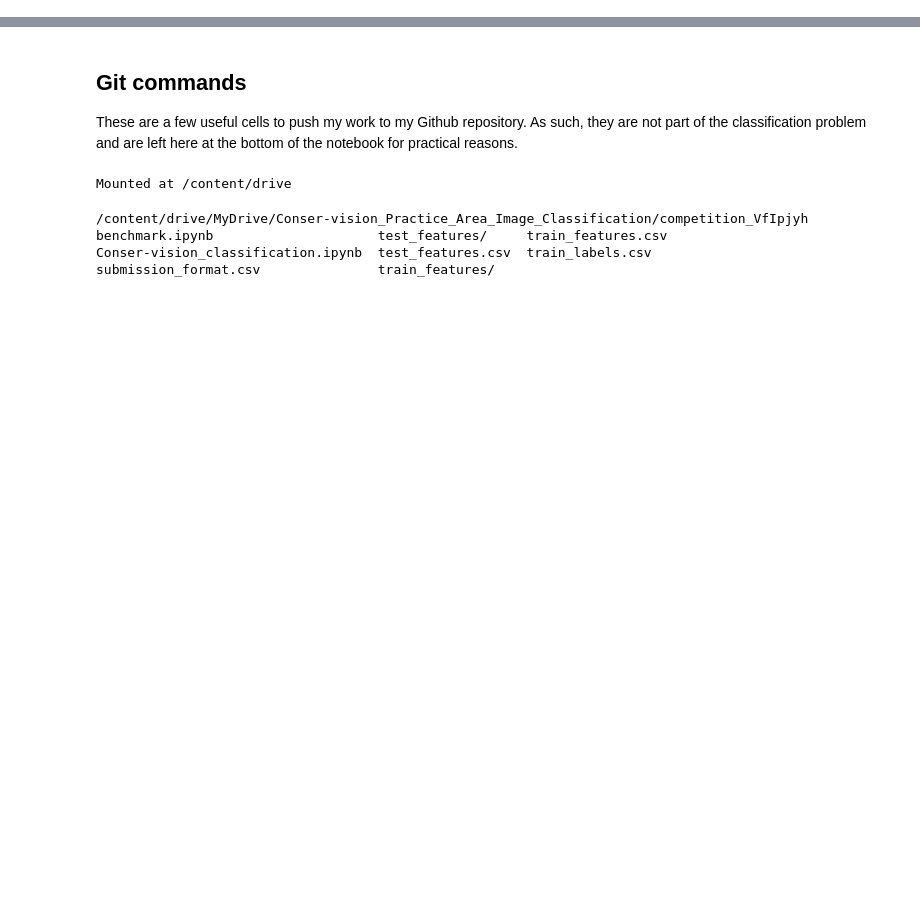
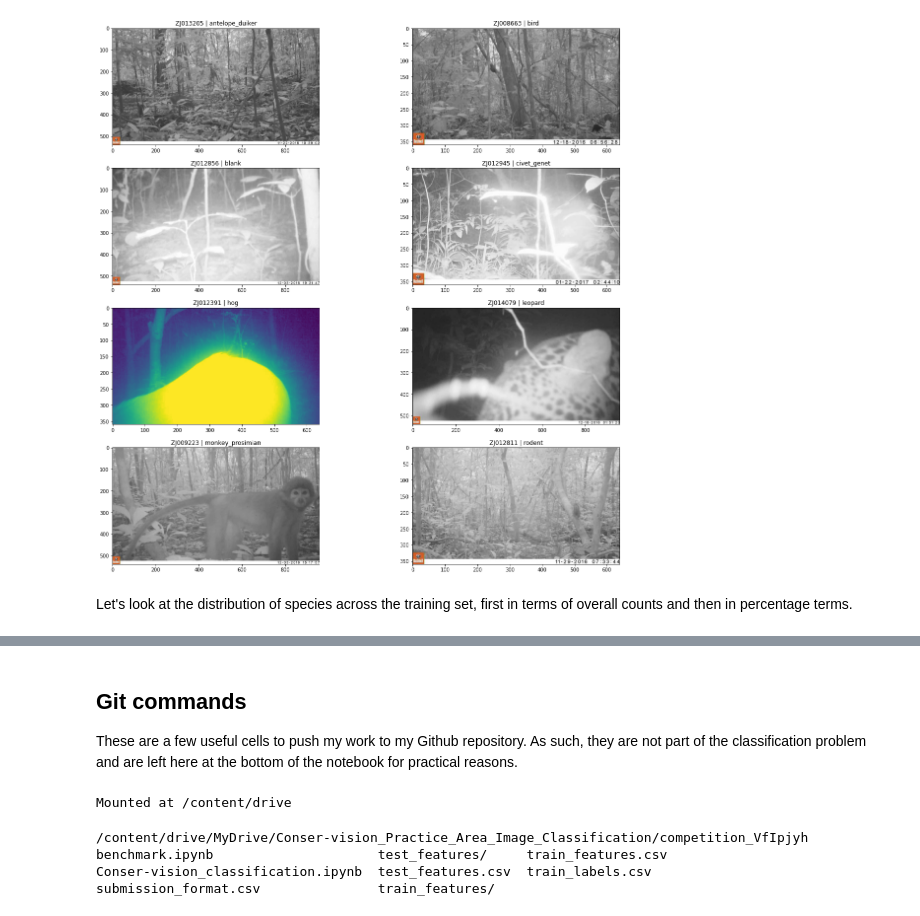
Before and after one commit to RosCarraro/Conser-vision, a Jupyter notebook: Conser-vision_classification.ipynb, the cells around one changed output, grey strips where cells are left out. Cells and saved outputs as stored; diff of their text form; code cells hidden in the pictures; blank space fills up the shorter version.

Commit message:
Read data and started EDA

```diff
--- a/Conser-vision_classification.ipynb
+++ b/Conser-vision_classification.ipynb
@@ -6,0 +19,4 @@ The goal is to classify the species that appear in camera trap images collected
+# %%
+train_features = pd.read_csv("train_features.csv", index_col="id")
+test_features = pd.read_csv("test_features.csv", index_col="id")
+train_labels = pd.read_csv("train_labels.csv", index_col="id")
@@ -6,0 +55,3 @@ The goal is to classify the species that appear in camera trap images collected
+# %%
+species_labels = sorted(train_labels.columns)
+species_labels
@@ -6,0 +70,23 @@ The goal is to classify the species that appear in camera trap images collected
+# %%
+random_state = 24
+
+# grid with 8 positions, one for each label
+fig, axes = plt.subplots(nrows=4, ncols=2, figsize=(20, 20))
+
+# iterate through each species
+for species, ax in zip(species_labels, axes.flat):
+    # get an image ID for this species
+    img_id = (
+        train_labels[train_labels.loc[:,species] == 1]
+        .sample(1, random_state=random_state)
+        .index[0]
+    )
+    # reads the filepath and returns a numpy array
+    img = mpimg.imread(train_features.loc[img_id].filepath)
+
+    ax.imshow(img)
+    ax.set_title(f"{img_id} | {species}")
+# %% [output]
+[figure, added]
+# %% [markdown]
+Let's look at the distribution of species across the training set, first in terms of overall counts and then in percentage terms.
```
Also changed, not shown: parts of 20 cells of this notebook.
